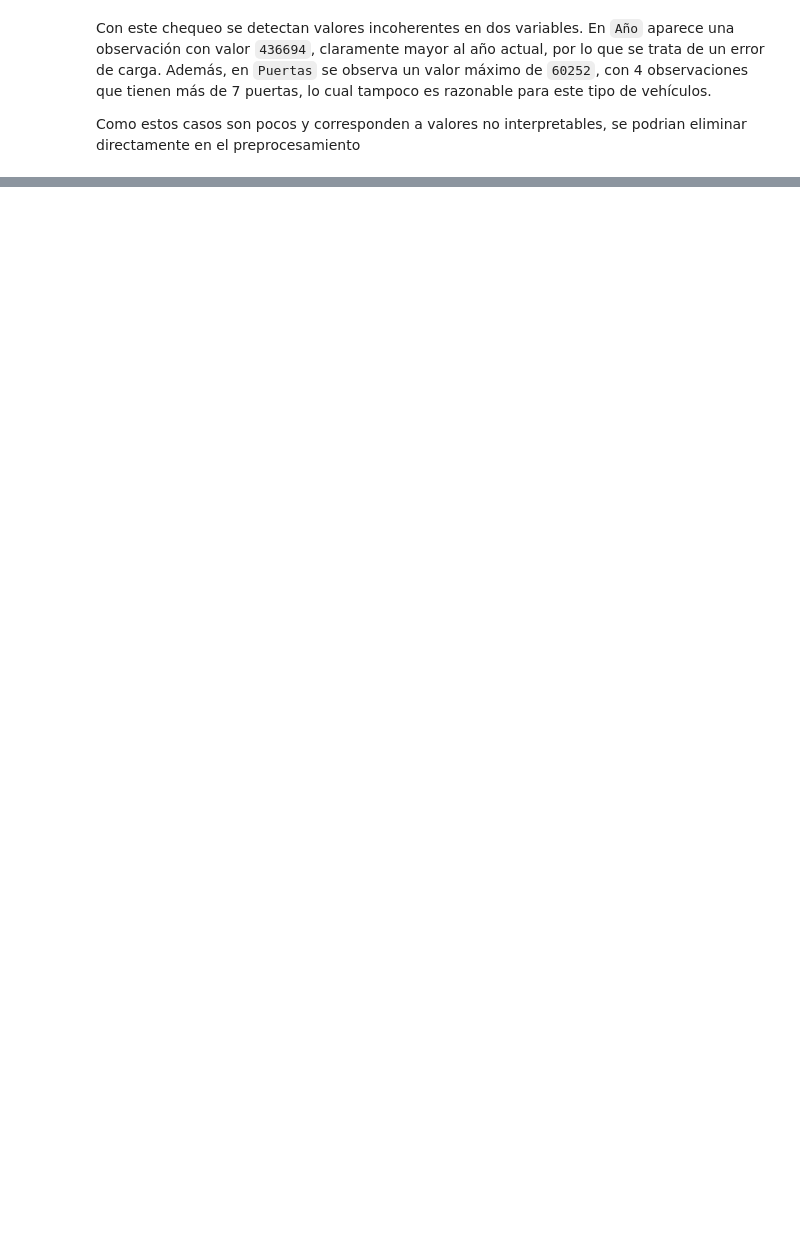
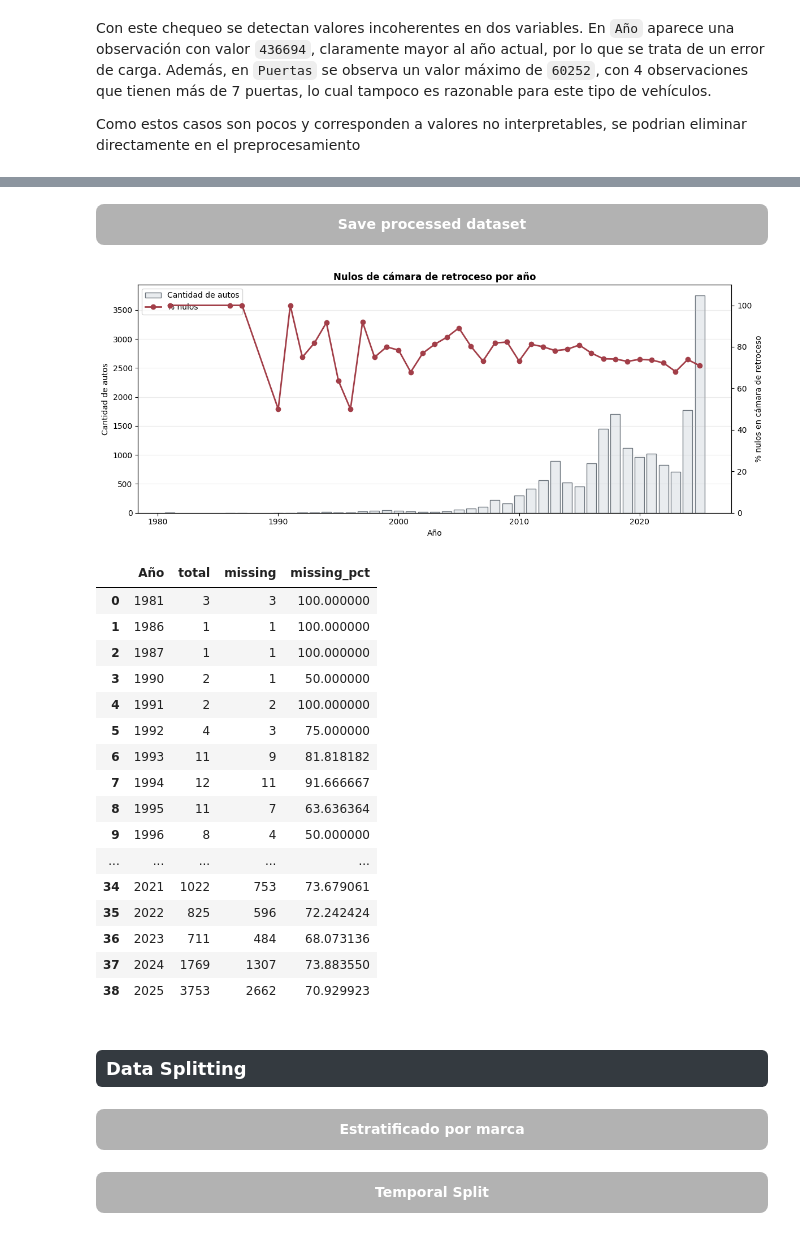
Before and after one commit to abrildiaco/TP_Final_ML, a Jupyter notebook: notebooks/eda.ipynb, the cells around one changed output, grey strips where cells are left out. Cells and saved outputs as stored; diff of their text form; code cells hidden in the pictures; blank space fills up the shorter version.

```diff
--- a/notebooks/eda.ipynb
+++ b/notebooks/eda.ipynb
@@ -248,0 +284,2 @@ Como estos casos son pocos y corresponden a valores no interpretables, se podria
+# %%
+dataset_processed = eda.remove_invalid_values(dataset_processed, year_col="Año", doors_col="Puertas", max_year=2025, max_doors=5)
@@ -248,0 +301,3 @@ Como estos casos son pocos y corresponden a valores no interpretables, se podria
+# %%
+EXCHANGE_RATE = (895.25 + 913) / 2
+print(f"El tipo de cambio utilizado es de ${EXCHANGE_RATE}")
@@ -248,0 +306,2 @@ Como estos casos son pocos y corresponden a valores no interpretables, se podria
+# %%
+dataset_processed = eda.convert_peso_prices_to_usd(dataset_processed, exchange_rate=EXCHANGE_RATE)
@@ -248,0 +326,13 @@ Como estos casos son pocos y corresponden a valores no interpretables, se podria
+# %%
+dataset_processed = eda.encode_camera_retroceso(dataset_processed)
+# %% [markdown]
+<div style="
+    text-align: center;
+    background-color: rgba(0, 0, 0, 0.3);
+    color: white;
+    padding: 10px;
+    border-radius: 8px;
+    font-weight: bold;
+">
+Save processed dataset
+</div>
@@ -248,0 +341,48 @@ Como estos casos son pocos y corresponden a valores no interpretables, se podria
+# %%
+camera_missing_by_year = visual.plot_camera_missing_by_year(dataset_processed)
+camera_missing_by_year
+# %% [output]
+[figure, added]
+|  | Año | total | missing | missing_pct |
+| 0 | 1981 | 3 | 3 | 100.000000 |
+| 1 | 1986 | 1 | 1 | 100.000000 |
+| 2 | 1987 | 1 | 1 | 100.000000 |
+| 3 | 1990 | 2 | 1 | 50.000000 |
+| 4 | 1991 | 2 | 2 | 100.000000 |
+| 5 | 1992 | 4 | 3 | 75.000000 |
+| 6 | 1993 | 11 | 9 | 81.818182 |
+| 7 | 1994 | 12 | 11 | 91.666667 |
+| 8 | 1995 | 11 | 7 | 63.636364 |
+| 9 | 1996 | 8 | 4 | 50.000000 |
+| ... | ... | ... | ... | ... |
+| 34 | 2021 | 1022 | 753 | 73.679061 |
+| 35 | 2022 | 825 | 596 | 72.242424 |
+| 36 | 2023 | 711 | 484 | 68.073136 |
+| 37 | 2024 | 1769 | 1307 | 73.883550 |
+| 38 | 2025 | 3753 | 2662 | 70.929923 |
+# %% [markdown]
+<h3 style="background-color: #343a40; color: #ffffff; display: inline-block; padding: 6px 10px; border-radius: 6px;">
+Data Splitting
+</h3>
+# %% [markdown]
+<div style="
+    text-align: center;
+    background-color: rgba(0, 0, 0, 0.3);
+    color: white;
+    padding: 10px;
+    border-radius: 8px;
+    font-weight: bold;
+">
+Estratificado por marca
+</div>
+# %% [markdown]
+<div style="
+    text-align: center;
+    background-color: rgba(0, 0, 0, 0.3);
+    color: white;
+    padding: 10px;
+    border-radius: 8px;
+    font-weight: bold;
+">
+Temporal Split
+</div>
```
Also changed, not shown: parts of 24 cells of this notebook, 3 other files.
